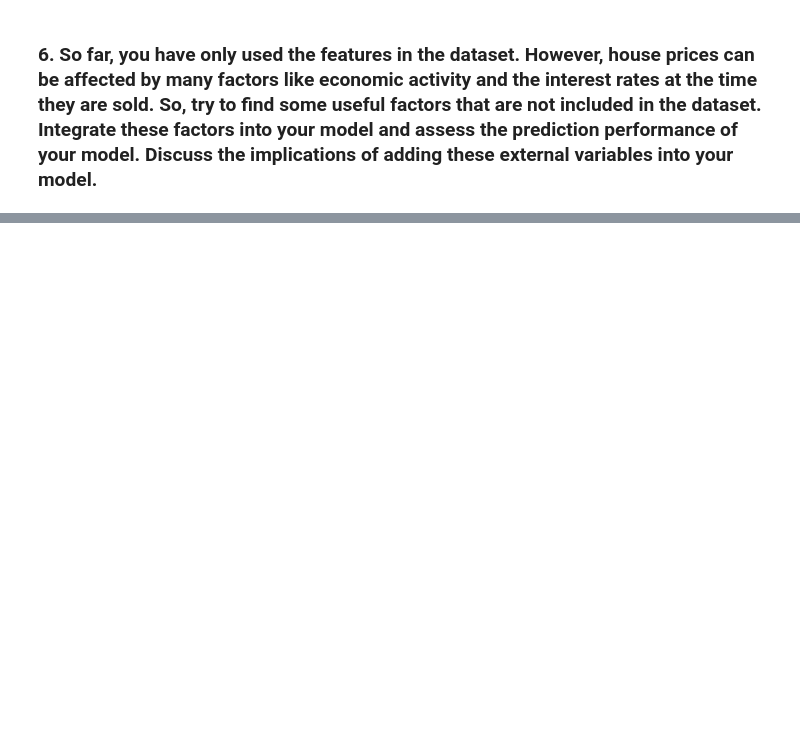
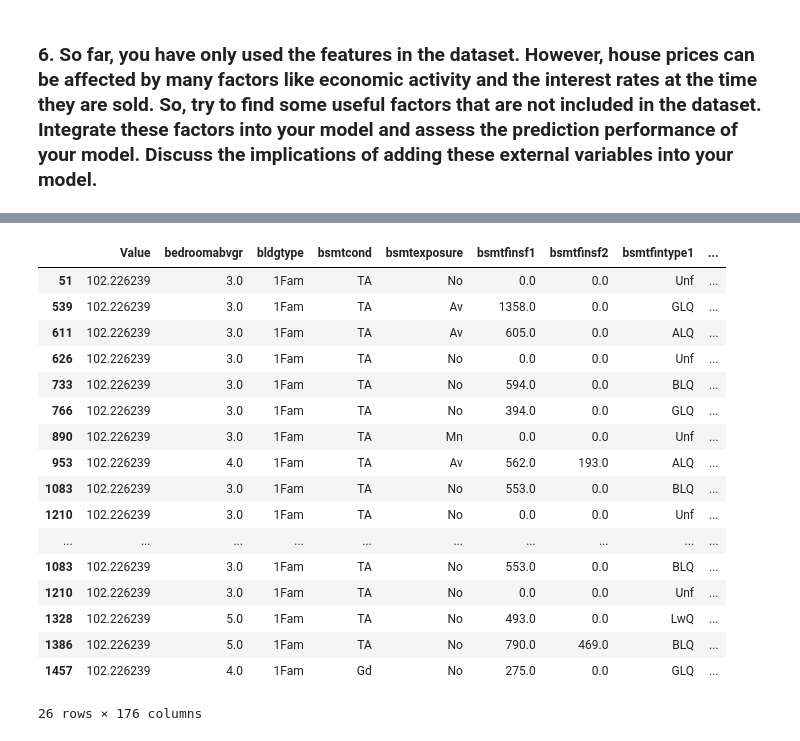
Before and after one commit to kathieking/Thinkful, a Jupyter notebook: check19_8_challenge.ipynb, the cells around one changed output, grey strips where cells are left out. Drawn from its saved outputs; the diff is of its cells as text; code cells hidden in the pictures; blank space fills up the shorter version.

```diff
--- a/check19_8_challenge.ipynb
+++ b/check19_8_challenge.ipynb
@@ -526,0 +856,2 @@ ElasticNetCV: 34743.69369843737
+# %%
+house_oecd_df = pd.concat([houseprices_df, house_oecd_df])
@@ -526,0 +876,3 @@ ElasticNetCV: 34743.69369843737
+# %%
+#dropping non-useful factors
+house_oecd_df = house_oecd_df.drop(['Flag Codes', 'FREQUENCY', 'INDICATOR', 'LOCATION', 'MEASURE','TIME'], axis = 1)
@@ -526,0 +919,4 @@ ElasticNetCV: 34743.69369843737
+# %%
+house_oecd_df['Value'].fillna((house_oecd_df['Value'].mean()), inplace=True)
+# %%
+house_oecd_df = house_oecd_df.drop(['SUBJECT','poolqc'], axis = 1)
@@ -526,0 +953,21 @@ ElasticNetCV: 34743.69369843737
+# %%
+house_oecd_df.dropna(axis = 0)
+# %% [output]
+|  | Value | bedroomabvgr | bldgtype | bsmtcond | bsmtexposure | bsmtfinsf1 | bsmtfinsf2 | bsmtfintype1 | ... |
+| 51 | 102.226239 | 3.0 | 1Fam | TA | No | 0.0 | 0.0 | Unf | ... |
+| 539 | 102.226239 | 3.0 | 1Fam | TA | Av | 1358.0 | 0.0 | GLQ | ... |
+| 611 | 102.226239 | 3.0 | 1Fam | TA | Av | 605.0 | 0.0 | ALQ | ... |
+| 626 | 102.226239 | 3.0 | 1Fam | TA | No | 0.0 | 0.0 | Unf | ... |
+| 733 | 102.226239 | 3.0 | 1Fam | TA | No | 594.0 | 0.0 | BLQ | ... |
+| 766 | 102.226239 | 3.0 | 1Fam | TA | No | 394.0 | 0.0 | GLQ | ... |
+| 890 | 102.226239 | 3.0 | 1Fam | TA | Mn | 0.0 | 0.0 | Unf | ... |
+| 953 | 102.226239 | 4.0 | 1Fam | TA | Av | 562.0 | 193.0 | ALQ | ... |
+| 1083 | 102.226239 | 3.0 | 1Fam | TA | No | 553.0 | 0.0 | BLQ | ... |
+| 1210 | 102.226239 | 3.0 | 1Fam | TA | No | 0.0 | 0.0 | Unf | ... |
+| ... | ... | ... | ... | ... | ... | ... | ... | ... | ... |
+| 1083 | 102.226239 | 3.0 | 1Fam | TA | No | 553.0 | 0.0 | BLQ | ... |
+| 1210 | 102.226239 | 3.0 | 1Fam | TA | No | 0.0 | 0.0 | Unf | ... |
+| 1328 | 102.226239 | 5.0 | 1Fam | TA | No | 493.0 | 0.0 | LwQ | ... |
+| 1386 | 102.226239 | 5.0 | 1Fam | TA | No | 790.0 | 469.0 | BLQ | ... |
+| 1457 | 102.226239 | 4.0 | 1Fam | Gd | No | 275.0 | 0.0 | GLQ | ... |
+26 rows × 176 columns
```
Also changed, not shown: parts of 62 cells of this notebook.
